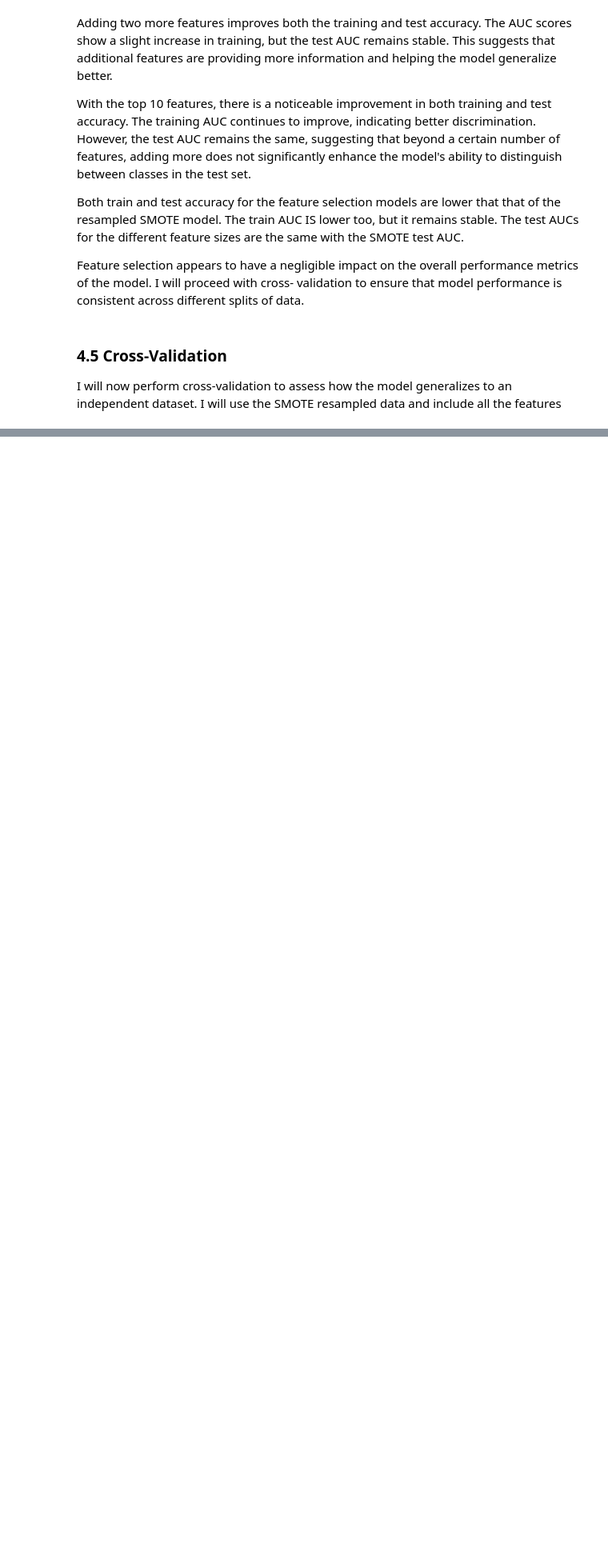
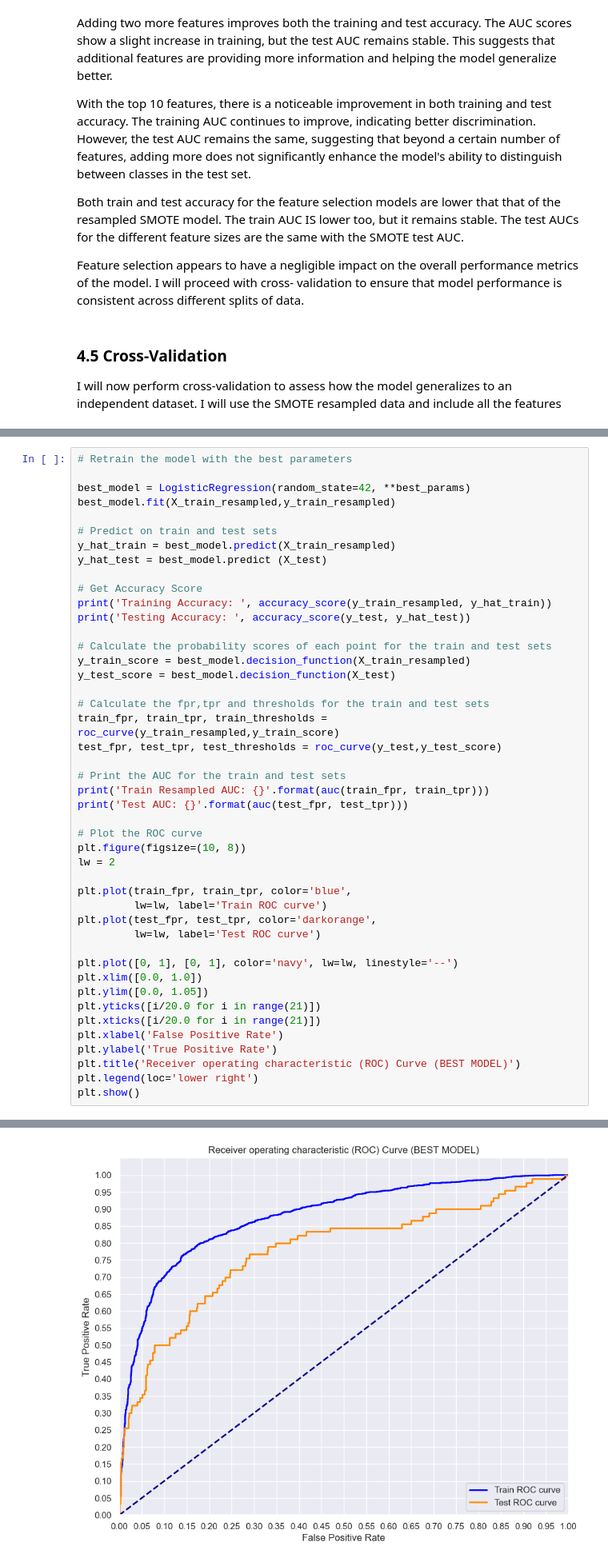
Before and after one commit to WambuiMunene/Phase-3-Project, a Jupyter notebook: index.ipynb, the cells around one changed output, grey strips where cells are left out. Shown at 80% size. Cells and saved outputs as stored; diff of their text form; blank space fills up the shorter version.

```diff
--- a/index.ipynb
+++ b/index.ipynb
@@ -954,0 +1022,46 @@ Overall the results show that
+# %%
+# Retrain the model with the best parameters
+
+best_model = LogisticRegression(random_state=42, **best_params)
+best_model.fit(X_train_resampled,y_train_resampled)
+
+# Predict on train and test sets
+y_hat_train = best_model.predict(X_train_resampled)
+y_hat_test = best_model.predict (X_test)
+
+# Get Accuracy Score
+print('Training Accuracy: ', accuracy_score(y_train_resampled, y_hat_train))
+print('Testing Accuracy: ', accuracy_score(y_test, y_hat_test))
+
+# Calculate the probability scores of each point for the train and test sets
+y_train_score = best_model.decision_function(X_train_resampled)
+y_test_score = best_model.decision_function(X_test)
+
+# Calculate the fpr,tpr and thresholds for the train and test sets
+train_fpr, train_tpr, train_thresholds = roc_curve(y_train_resampled,y_train_score)
+test_fpr, test_tpr, test_thresholds = roc_curve(y_test,y_test_score)
+
+# Print the AUC for the train and test sets
+print('Train Resampled AUC: {}'.format(auc(train_fpr, train_tpr)))
+print('Test AUC: {}'.format(auc(test_fpr, test_tpr)))
+
+# Plot the ROC curve
+plt.figure(figsize=(10, 8))
+lw = 2
+
+plt.plot(train_fpr, train_tpr, color='blue',
+         lw=lw, label='Train ROC curve')
+plt.plot(test_fpr, test_tpr, color='darkorange',
+         lw=lw, label='Test ROC curve')
+
+plt.plot([0, 1], [0, 1], color='navy', lw=lw, linestyle='--')
+plt.xlim([0.0, 1.0])
+plt.ylim([0.0, 1.05])
+plt.yticks([i/20.0 for i in range(21)])
+plt.xticks([i/20.0 for i in range(21)])
+plt.xlabel('False Positive Rate')
+plt.ylabel('True Positive Rate')
+plt.title('Receiver operating characteristic (ROC) Curve (BEST MODEL)')
+plt.legend(loc='lower right')
+plt.show()
+# %% [output]
@@ -954,0 +1072 @@ Overall the results show that
+[figure, added]
```
Also changed, not shown: parts of 13 cells of this notebook.
